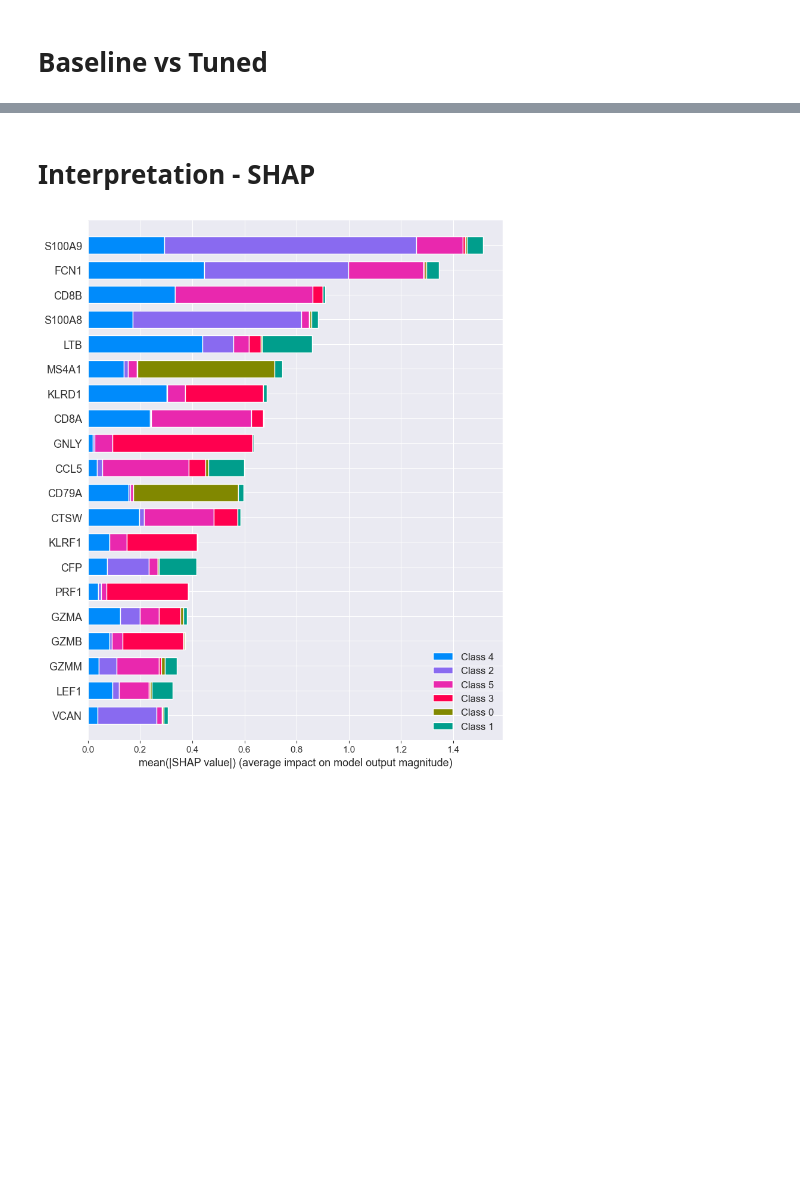
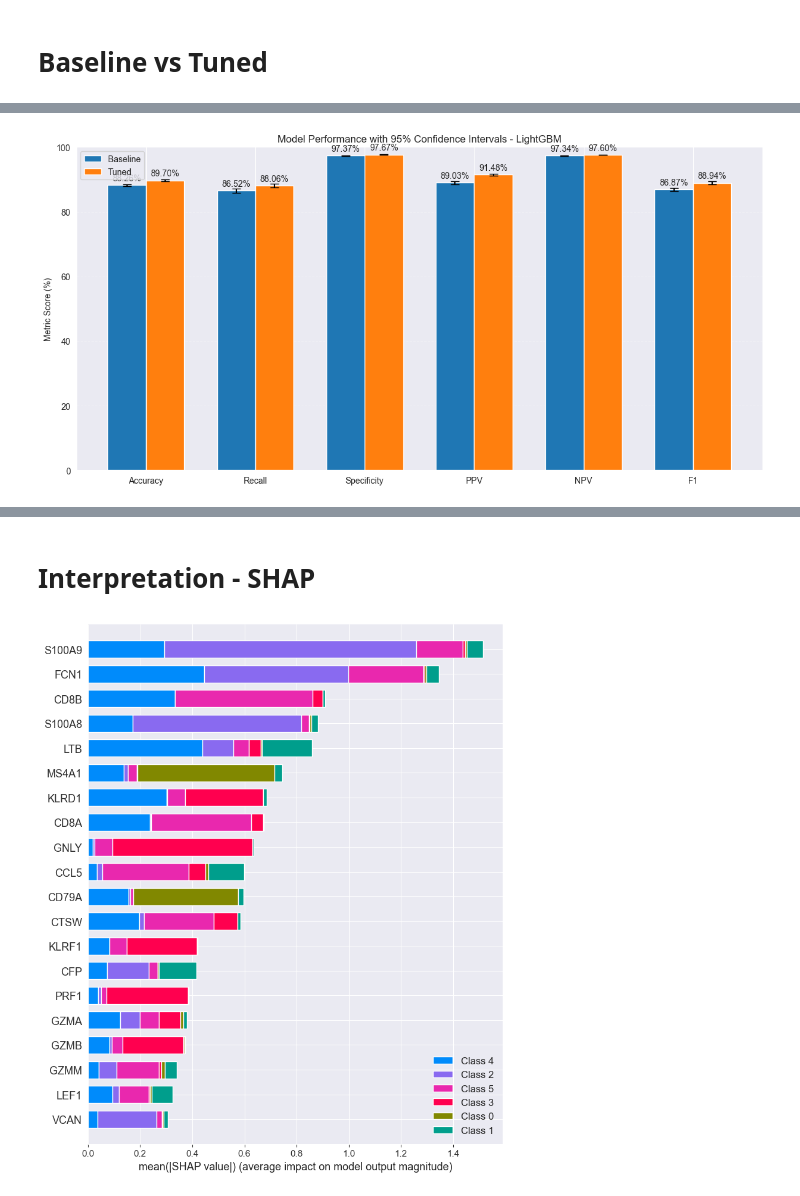
Before and after one commit to dvoulgari/MLCB_Final_Project, a Jupyter notebook: notebooks/lightgbm_model_analysis.ipynb, the cells around one changed output, grey strips where cells are left out. Cells and saved outputs as stored; diff of their text form; code cells hidden in the pictures; blank space fills up the shorter version.

```diff
--- a/notebooks/lightgbm_model_analysis.ipynb
+++ b/notebooks/lightgbm_model_analysis.ipynb
@@ -358,0 +303,20 @@ The two models agree on 94.91% of predictions.
+# %%
+# Formatted DataFrame
+
+metrics = ['Accuracy', 'Recall', 'Specificity', 'PPV', 'NPV', 'F1']
+
+# Create display-friendly DataFrame
+results_df = pd.DataFrame([
+    {
+        'Metric': metric,
+        'Baseline': f"{baseline_ci[metric]['mean']*100:.2f} ± {baseline_ci[metric]['std_error']*100:.2f}",
+        'Baseline CI': f"[{baseline_ci[metric]['lower']*100:.2f}, {baseline_ci[metric]['upper']*100:.2f}]",
+        'Tuned': f"{tuned_ci[metric]['mean']*100:.2f} ± {tuned_ci[metric]['std_error']*100:.2f}",
+        'Tuned CI': f"[{tuned_ci[metric]['lower']*100:.2f}, {tuned_ci[metric]['upper']*100:.2f}]"
+    }
+    for metric in metrics
+])
+
+print("\nModel Performance Comparison with Confidence Intervals")
+print("="*85)
+display(results_df)
@@ -358,0 +333,52 @@ The two models agree on 94.91% of predictions.
+# %%
+# Confidence Interval Plot
+
+# Prepare numeric data for plotting
+plot_data = pd.DataFrame({
+    'Baseline Mean': [baseline_ci[m]['mean']*100 for m in metrics],
+    'Tuned Mean': [tuned_ci[m]['mean']*100 for m in metrics]
+}, index=metrics)
+
+# Calculate error bars
+err = np.empty((2, len(metrics), 2))  # 2(lower/upper) × metrics × models
+for i, metric in enumerate(metrics):
+    # Baseline errors
+    err[0,i,0] = plot_data.loc[metric, 'Baseline Mean'] - baseline_ci[metric]['lower']*100
+    err[1,i,0] = baseline_ci[metric]['upper']*100 - plot_data.loc[metric, 'Baseline Mean']
+    # Tuned errors
+    err[0,i,1] = plot_data.loc[metric, 'Tuned Mean'] - tuned_ci[metric]['lower']*100
+    err[1,i,1] = tuned_ci[metric]['upper']*100 - plot_data.loc[metric, 'Tuned Mean']
+
+# Create plot
+fig, ax = plt.subplots(figsize=(12,6))
+x = np.arange(len(metrics))
+width = 0.35
+
+# Plot bars
+baseline_bars = ax.bar(x - width/2, plot_data['Baseline Mean'], width,
+                      yerr=err[:,:,0], capsize=5, label='Baseline')
+tuned_bars = ax.bar(x + width/2, plot_data['Tuned Mean'], width,
+                   yerr=err[:,:,1], capsize=5, label='Tuned')
+
+# Customize plot
+ax.set_ylabel('Metric Score (%)')
+ax.set_title('Model Performance with 95% Confidence Intervals - LightGBM')
+ax.set_xticks(x)
+ax.set_xticklabels(metrics)
+ax.legend()
+ax.grid(axis='y', linestyle='--', alpha=0.3)
+ax.set_ylim(0, 100)
+
+# Add value labels
+for bars in [baseline_bars, tuned_bars]:
+    for bar in bars:
+        height = bar.get_height()
+        ax.annotate(f'{height:.2f}%',
+                   xy=(bar.get_x() + bar.get_width()/2, height),
+                   xytext=(0, 3), textcoords="offset points",
+                   ha='center', va='bottom')
+
+plt.tight_layout()
+plt.show()
+# %% [output]
+[figure, added]
```
Also changed, not shown: parts of 27 cells of this notebook, 9 other files.
